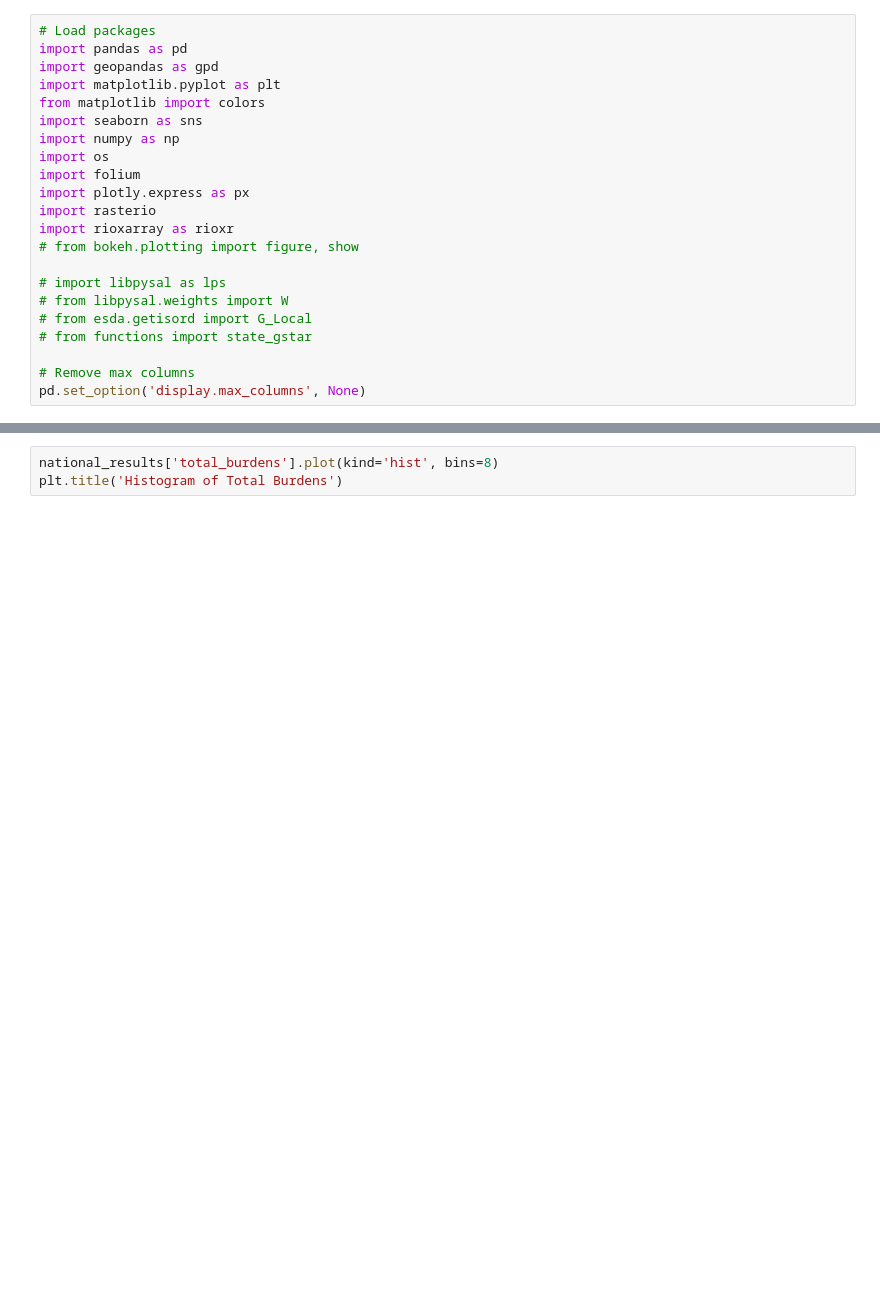
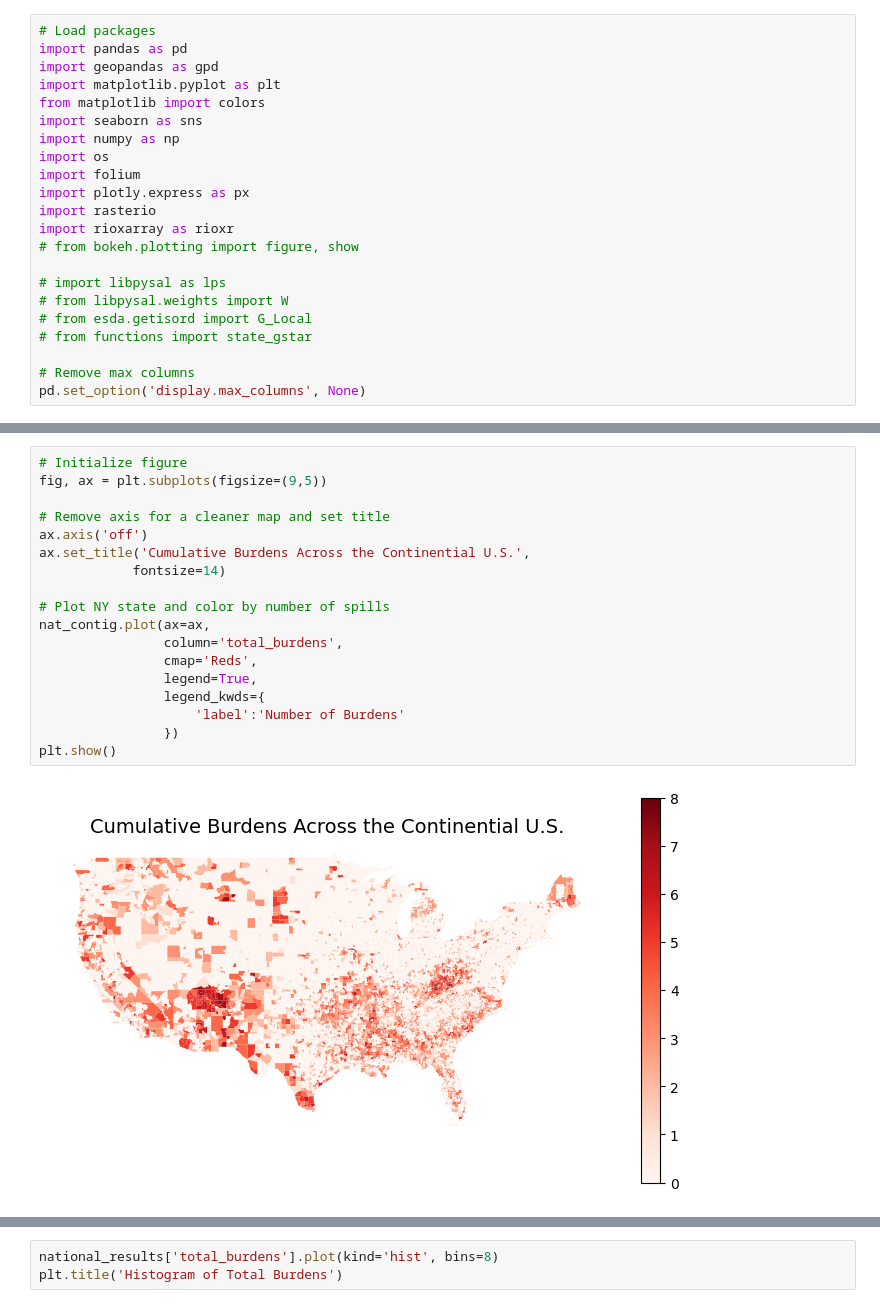
Before and after one commit to haylee360/j40-data-exploration, a Jupyter notebook: docs/mapping.ipynb, the cells around one changed output, grey strips where cells are left out. Saved outputs shown, nothing was run; the diff lists cells and outputs as text; blank space fills up the shorter version.

```diff
--- a/docs/mapping.ipynb
+++ b/docs/mapping.ipynb
@@ -35,0 +76,20 @@ national_results.head()
+# %%
+# Initialize figure
+fig, ax = plt.subplots(figsize=(9,5))
+
+# Remove axis for a cleaner map and set title
+ax.axis('off')
+ax.set_title('Cumulative Burdens Across the Continential U.S.',
+            fontsize=14)
+
+# Plot NY state and color by number of spills
+nat_contig.plot(ax=ax,
+                column='total_burdens',
+                cmap='Reds',
+                legend=True,
+                legend_kwds={
+                    'label':'Number of Burdens'
+                })
+plt.show()
+# %% [output]
+[figure, added]
```
Also changed, not shown: parts of 6 cells of this notebook.
